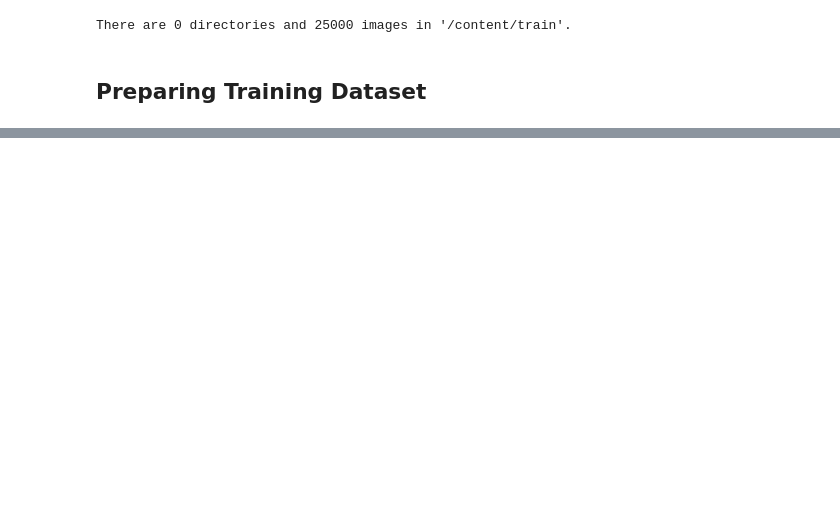
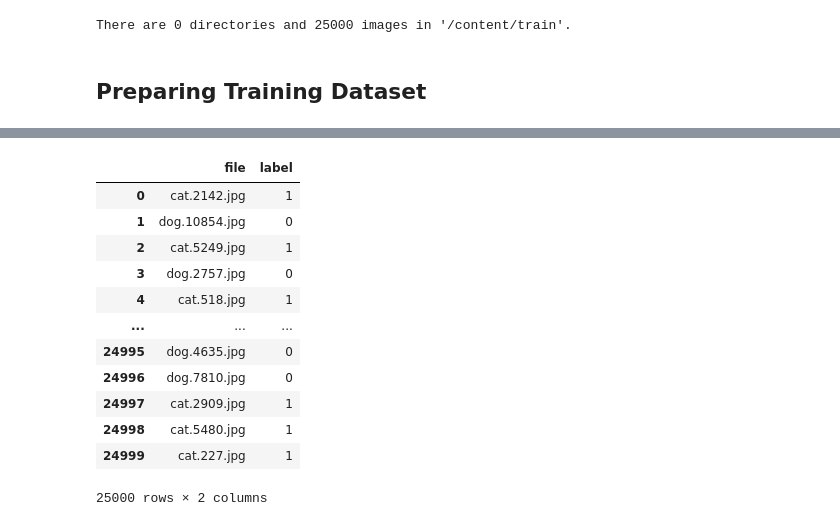
Before and after one commit to ShyamSundhar1411/My-ML-Notebooks, a Jupyter notebook: Computer Vision/Cats_vs_Dogs_Dataset.ipynb, the cells around one changed output, grey strips where cells are left out. Drawn from its saved outputs; the diff is of its cells as text; code cells hidden in the pictures; blank space fills up the shorter version.

```diff
--- a/Computer Vision/Cats_vs_Dogs_Dataset.ipynb
+++ b/Computer Vision/Cats_vs_Dogs_Dataset.ipynb
@@ -139,0 +137,16 @@ cat.714.jpg
+# %%
+dataset
+# %% [output]
+|  | file | label |
+| 0 | cat.2142.jpg | 1 |
+| 1 | dog.10854.jpg | 0 |
+| 2 | cat.5249.jpg | 1 |
+| 3 | dog.2757.jpg | 0 |
+| 4 | cat.518.jpg | 1 |
+| ... | ... | ... |
+| 24995 | dog.4635.jpg | 0 |
+| 24996 | dog.7810.jpg | 0 |
+| 24997 | cat.2909.jpg | 1 |
+| 24998 | cat.5480.jpg | 1 |
+| 24999 | cat.227.jpg | 1 |
+25000 rows × 2 columns
```
Also changed, not shown: parts of 17 cells of this notebook.
